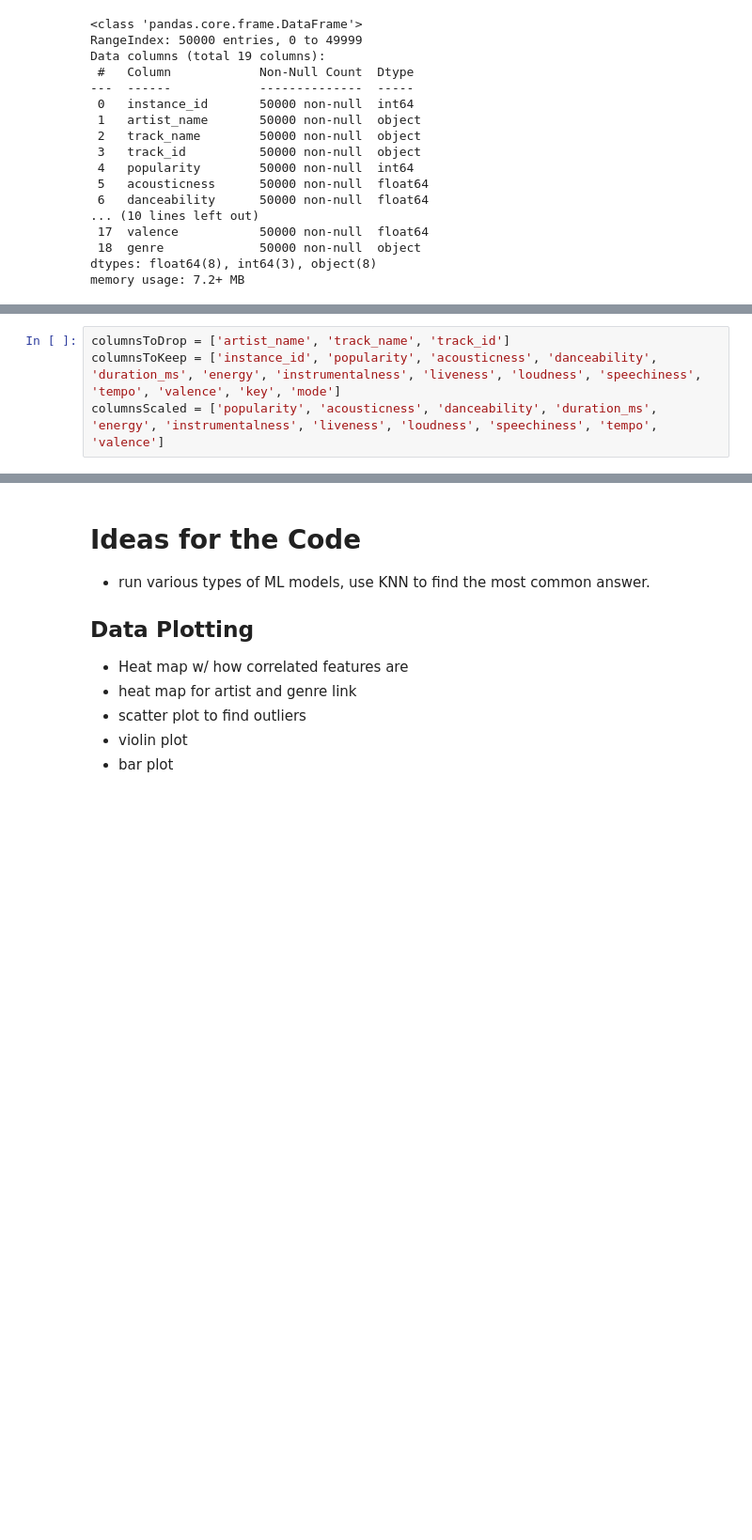
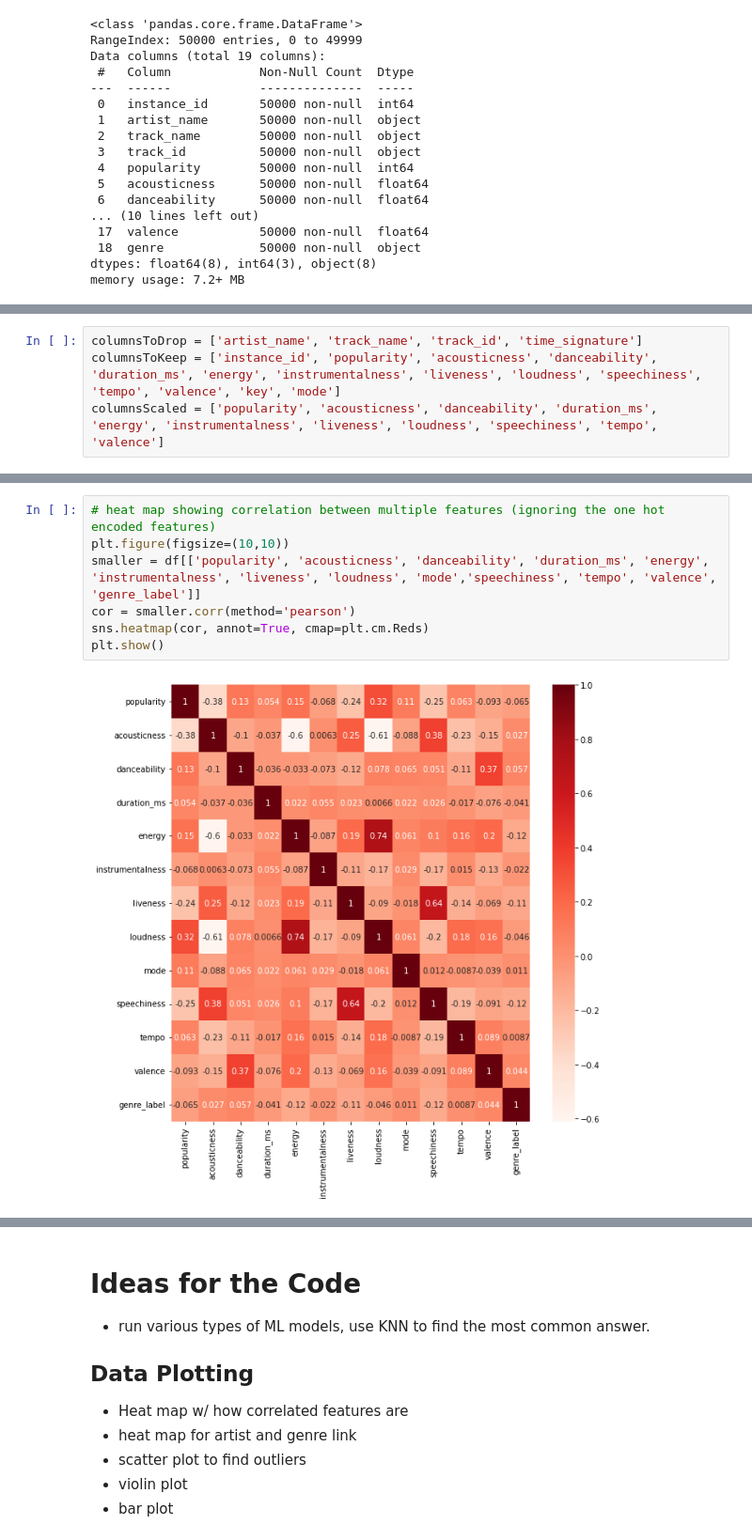
Before and after one commit to evoliee/comp309, a Jupyter notebook: a3/comp309_a3.ipynb, the cells around one changed output, grey strips where cells are left out. Shown: that part at 94% size. Cells and saved outputs as stored; diff of their text form; blank space fills up the shorter version.

```diff
--- a/a3/comp309_a3.ipynb
+++ b/a3/comp309_a3.ipynb
@@ -78,4 +62,4 @@ Tempo signature needs to be changed. It's currently a date, when in fact, the co
 # %%
-columnsToDrop = ['artist_name', 'track_name', 'track_id']
+columnsToDrop = ['artist_name', 'track_name', 'track_id', 'time_signature']
 columnsToKeep = ['instance_id', 'popularity', 'acousticness', 'danceability', 'duration_ms', 'energy', 'instrumentalness', 'liveness', 'loudness', 'speechiness', 'tempo', 'valence', 'key', 'mode']
 columnsScaled = ['popularity', 'acousticness', 'danceability', 'duration_ms', 'energy', 'instrumentalness', 'liveness', 'loudness', 'speechiness', 'tempo', 'valence']
@@ -157,0 +116,9 @@ None
+# %%
+# heat map showing correlation between multiple features (ignoring the one hot encoded features)
+plt.figure(figsize=(10,10))
+smaller = df[['popularity', 'acousticness', 'danceability', 'duration_ms', 'energy', 'instrumentalness', 'liveness', 'loudness', 'mode','speechiness', 'tempo', 'valence', 'genre_label']]
+cor = smaller.corr(method='pearson')
+sns.heatmap(cor, annot=True, cmap=plt.cm.Reds)
+plt.show()
+# %% [output]
+[figure, added]
```
Also changed, not shown: parts of 8 cells of this notebook.
